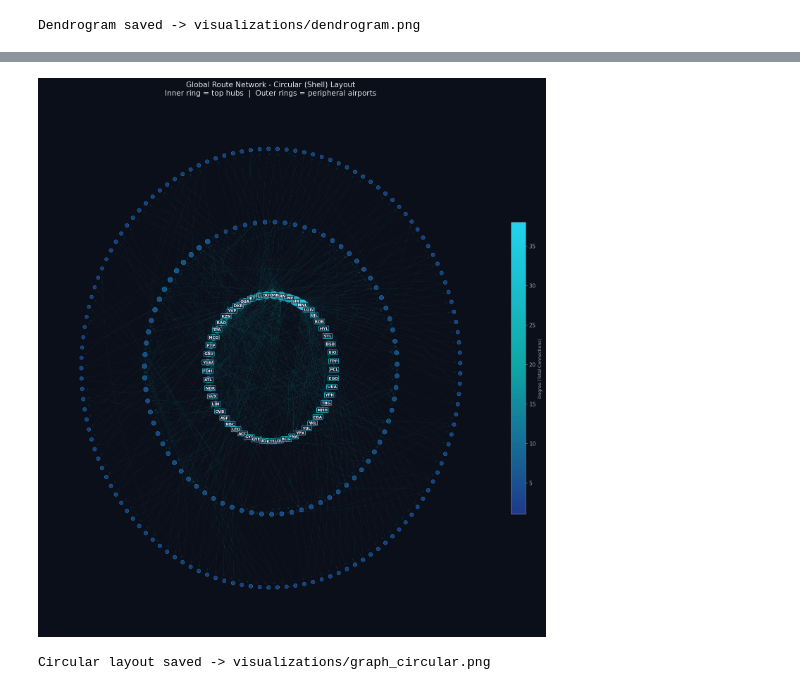
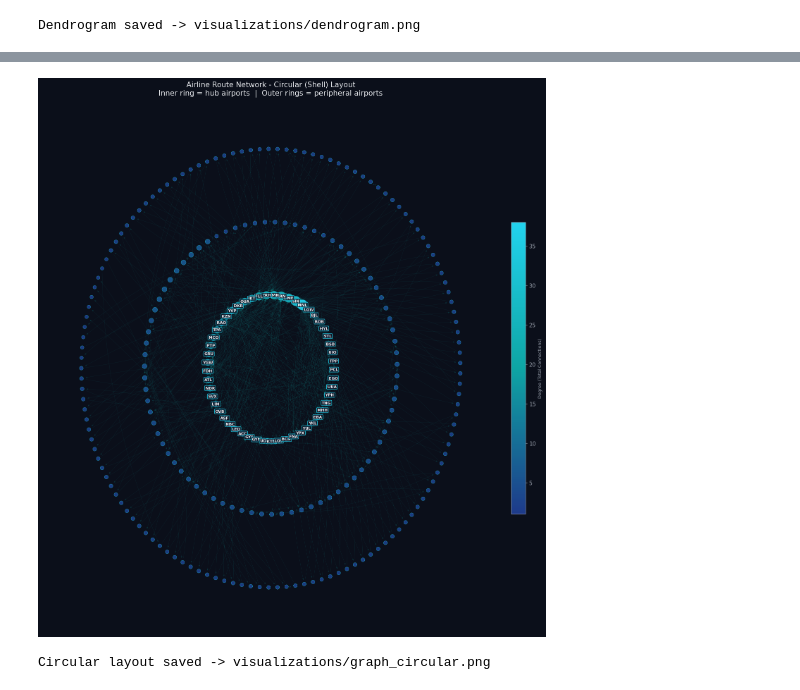
Before and after one commit to mariumgk/DataVis-Assignment4, a Jupyter notebook: A4_2023xxx.ipynb, the cells around one changed output, grey strips where cells are left out. Saved outputs shown, nothing was run; the diff lists cells and outputs as text; code cells hidden in the pictures.

```diff
--- a/A4_2023xxx.ipynb
+++ b/A4_2023xxx.ipynb
@@ -37,23 +30,17 @@ import plotly.io as pio
 import scipy.cluster.hierarchy as sch
 import os
 
-BG        = '#0B0F1A'
-SURFACE   = '#111827'
-PRIMARY   = '#1E3A8A'
-SECONDARY = '#0EA5A4'
-ACCENT    = '#22D3EE'
-TEXT_PRI  = '#E5E7EB'
-TEXT_SEC  = '#9CA3AF'
+# Colour palette (dark monochromatic)
+BG='#0B0F1A'; SURFACE='#111827'; PRIMARY='#1E3A8A'
+SECONDARY='#0EA5A4'; ACCENT='#22D3EE'; TEXT_PRI='#E5E7EB'; TEXT_SEC='#9CA3AF'
 
 matplotlib.rcParams.update({
-    'figure.facecolor': BG, 'axes.facecolor': SURFACE,
-    'axes.edgecolor': TEXT_SEC, 'axes.labelcolor': TEXT_PRI,
-    'xtick.color': TEXT_SEC, 'ytick.color': TEXT_SEC,
-    'text.color': TEXT_PRI, 'grid.color': '#1F2937',
-    'font.family': 'DejaVu Sans', 'font.size': 11,
-    'legend.facecolor': SURFACE, 'legend.edgecolor': TEXT_SEC,
+    'figure.facecolor':BG, 'axes.facecolor':SURFACE, 'axes.edgecolor':TEXT_SEC,
+    'axes.labelcolor':TEXT_PRI, 'xtick.color':TEXT_SEC, 'ytick.color':TEXT_SEC,
+    'text.color':TEXT_PRI, 'grid.color':'#1F2937', 'font.family':'DejaVu Sans',
+    'font.size':11, 'legend.facecolor':SURFACE, 'legend.edgecolor':TEXT_SEC,
 })
 pio.templates.default = 'plotly_dark'
 os.makedirs('visualizations', exist_ok=True)
-print('Setup complete - all libraries loaded.')
+print('Libraries loaded successfully.')
 # %% [output]
@@ -322,45 +342,40 @@ sorted_nodes = sorted(deg.items(), key=lambda x: x[1], reverse=True)
 n_nodes = len(sorted_nodes)
 tier1 = [nd for nd, _ in sorted_nodes[:max(1, n_nodes//5)]]
 tier2 = [nd for nd, _ in sorted_nodes[n_nodes//5: n_nodes//2]]
 tier3 = [nd for nd, _ in sorted_nodes[n_nodes//2:]]
 pos_circ = nx.shell_layout(G, nlist=[tier1, tier2, tier3])
 
 circ_deg    = np.array([deg[nd] for nd in node_list])
 circ_norm   = mcolors.Normalize(vmin=circ_deg.min(), vmax=circ_deg.max())
 circ_colors = [cmap(circ_norm(v)) for v in circ_deg]
 circ_sizes  = 40 + (circ_deg / circ_deg.max()) * 400
 
 fig, ax = plt.subplots(figsize=(16, 16))
 fig.patch.set_facecolor(BG); ax.set_facecolor(BG)
-
-nx.draw_networkx_edges(G, pos_circ, ax=ax,
-    edge_color=SECONDARY, alpha=0.14, width=0.5,
-    arrows=True, arrowstyle='-|>', arrowsize=7,
+nx.draw_networkx_edges(G, pos_circ, ax=ax, edge_color=SECONDARY,
+    alpha=0.14, width=0.5, arrows=True, arrowstyle='-|>', arrowsize=7,
     connectionstyle='arc3,rad=0.1')
-nx.draw_networkx_nodes(G, pos_circ, ax=ax,
-    nodelist=node_list, node_size=circ_sizes,
-    node_color=circ_colors, alpha=0.92,
-    linewidths=0.4, edgecolors=ACCENT)
-nx.draw_networkx_labels(G, pos_circ, ax=ax,
-    labels={nd: nd for nd in tier1},
+nx.draw_networkx_nodes(G, pos_circ, ax=ax, nodelist=node_list,
+    node_size=circ_sizes, node_color=circ_colors,
+    alpha=0.92, linewidths=0.4, edgecolors=ACCENT)
+nx.draw_networkx_labels(G, pos_circ, ax=ax, labels={nd: nd for nd in tier1},
     font_size=8, font_color=TEXT_PRI, font_weight='bold',
     bbox=dict(boxstyle='round,pad=0.18', facecolor=SURFACE, edgecolor=ACCENT, alpha=0.85))
-
 ax.set_title(
-    'Global Route Network - Circular (Shell) Layout\n'
-    'Inner ring = top hubs  |  Outer rings = peripheral airports',
+    'Airline Route Network - Circular (Shell) Layout\n'
+    'Inner ring = hub airports  |  Outer rings = peripheral airports',
     color=TEXT_PRI, fontsize=15, pad=16)
 ax.axis('off')
 sm2 = plt.cm.ScalarMappable(cmap=cmap, norm=circ_norm); sm2.set_array([])
 cbar2 = plt.colorbar(sm2, ax=ax, shrink=0.55, pad=0.02)
 cbar2.set_label('Degree (Total Connections)', color=TEXT_SEC, fontsize=9)
 cbar2.ax.yaxis.set_tick_params(color=TEXT_SEC)
 plt.setp(cbar2.ax.yaxis.get_ticklabels(), color=TEXT_SEC)
 cbar2.outline.set_edgecolor(TEXT_SEC)
 plt.tight_layout()
 plt.savefig('visualizations/graph_circular.png', dpi=150, bbox_inches='tight', facecolor=BG)
 plt.show()
 print('Circular layout saved -> visualizations/graph_circular.png')
 # %% [output]
-[figure, old version]
+[figure, new version]
 Circular layout saved -> visualizations/graph_circular.png
```
Also changed, not shown: parts of 20 cells of this notebook.
